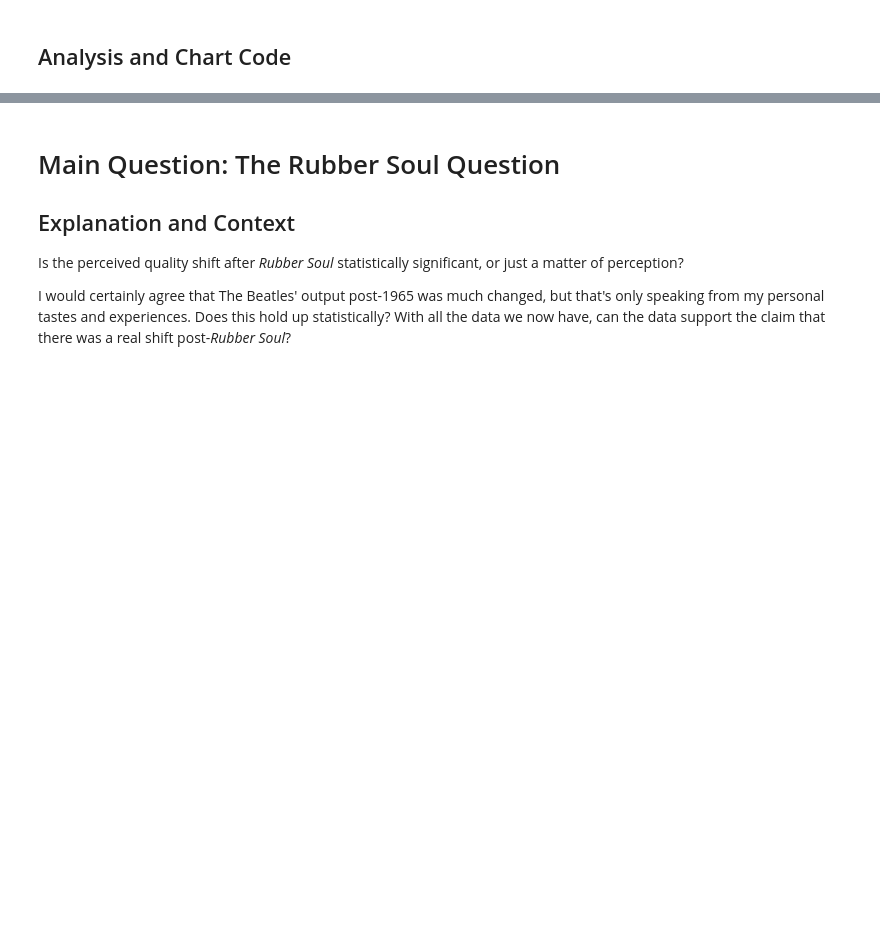
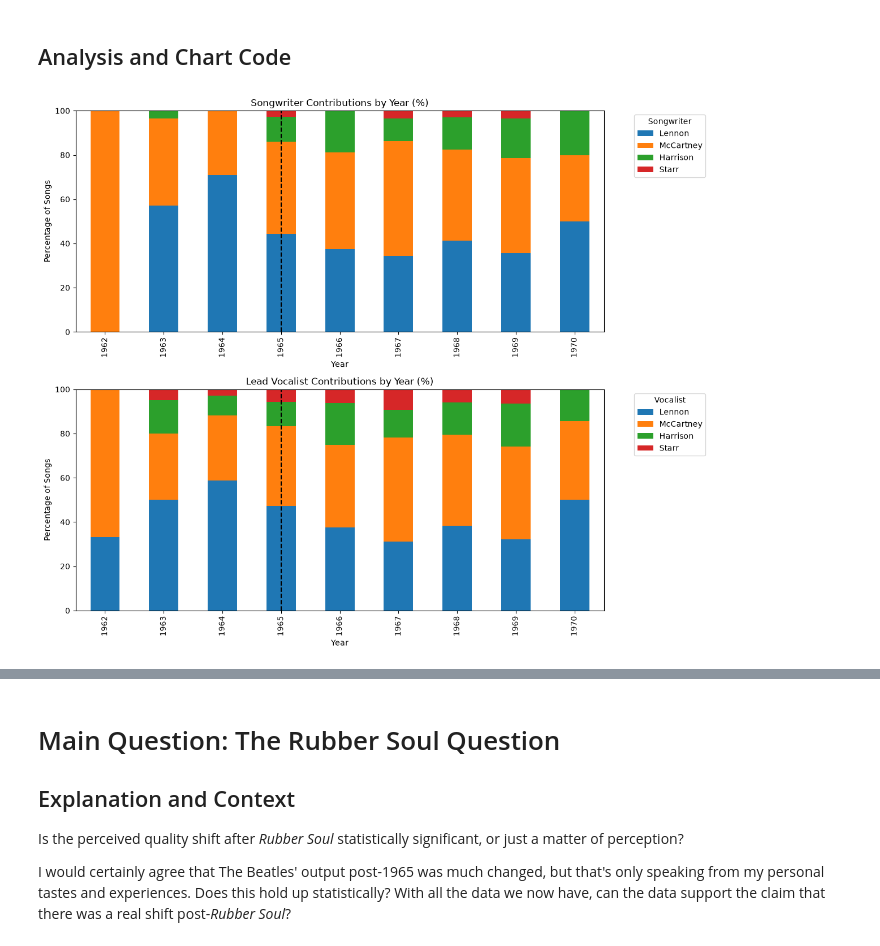
Before and after one commit to Trisolis/Beatles-Analysis, a Jupyter notebook: Analysis.ipynb, the cells around one changed output, grey strips where cells are left out. Drawn from its saved outputs; the diff is of its cells as text; code cells hidden in the pictures; blank space fills up the shorter version.

```diff
--- a/Analysis.ipynb
+++ b/Analysis.ipynb
@@ -283,6 +283,50 @@ One of the most interesting facts about The Beatles is that every member has com
 # %% [markdown]
 ## Analysis and Chart Code
 # %%
-# Code here
-# Stacked area chart or grouped bar chart by album showing proportion of songs credited to either Lennon, McCartney, Harrison, or Starr. Because
-# there are plenty of co-worked songs, I think it's fair to just count some songs for whatever lead songwriters are present.
+# Stacked area chart showing proportion of songs credited to either Lennon, McCartney, Harrison, or Starr by year
+beatles = ['Lennon', 'McCartney', 'Harrison', 'Starr']
+
+for beatle in beatles:
+    df[beatle + '_writer'] = df['Songwriter'].apply(lambda x: 1 if beatle in str(x) else 0)
+for beatle in beatles:
+    df[beatle + '_vocalist'] = df['LeadVocal'].apply(lambda x: 1 if beatle in str(x) else 0)
+
+writer_cols = [b + '_writer' for b in beatles]
+vocal_cols = [b + '_vocalist' for b in beatles]
+
+# Extract year from Date
+df['Year'] = df['Date'].dt.year
+
+# Group by year and convert to percentage
+songwriter_contributions = df.groupby('Year')[writer_cols].sum()
+songwriter_contributions = songwriter_contributions.div(songwriter_contributions.sum(axis=1), axis=0) * 100
+
+vocalist_contributions = df.groupby('Year')[vocal_cols].sum()
+vocalist_contributions = vocalist_contributions.div(vocalist_contributions.sum(axis=1), axis=0) * 100
+
+# Rename columns for cleaner legend
+songwriter_contributions.columns = beatles
+vocalist_contributions.columns = beatles
+
+# Plot both graphs out
+fig, (ax1, ax2) = plt.subplots(2, 1, figsize=(12, 10))
+
+# Add/modify labels and title, add vertical line
+songwriter_contributions.plot(kind='bar', stacked=True, ax=ax1)
+ax1.set_title('Songwriter Contributions by Year (%)')
+ax1.set_xlabel('Year')
+ax1.set_ylabel('Percentage of Songs')
+ax1.legend(title='Songwriter', bbox_to_anchor=(1.05, 1))
+ax1.axvline(x=list(songwriter_contributions.index).index(1965), color='black', linestyle='--', label='Rubber Soul (1965)')
+
+vocalist_contributions.plot(kind='bar', stacked=True, ax=ax2)
+ax2.set_title('Lead Vocalist Contributions by Year (%)')
+ax2.set_xlabel('Year')
+ax2.set_ylabel('Percentage of Songs')
+ax2.legend(title='Vocalist', bbox_to_anchor=(1.05, 1))
+ax2.axvline(x=list(vocalist_contributions.index).index(1965), color='black', linestyle='--', label='Rubber Soul (1965)')
+
+plt.tight_layout()
+plt.show()
+# %% [output]
+[figure, added]
```
Also changed, not shown: parts of 2 cells of this notebook.
